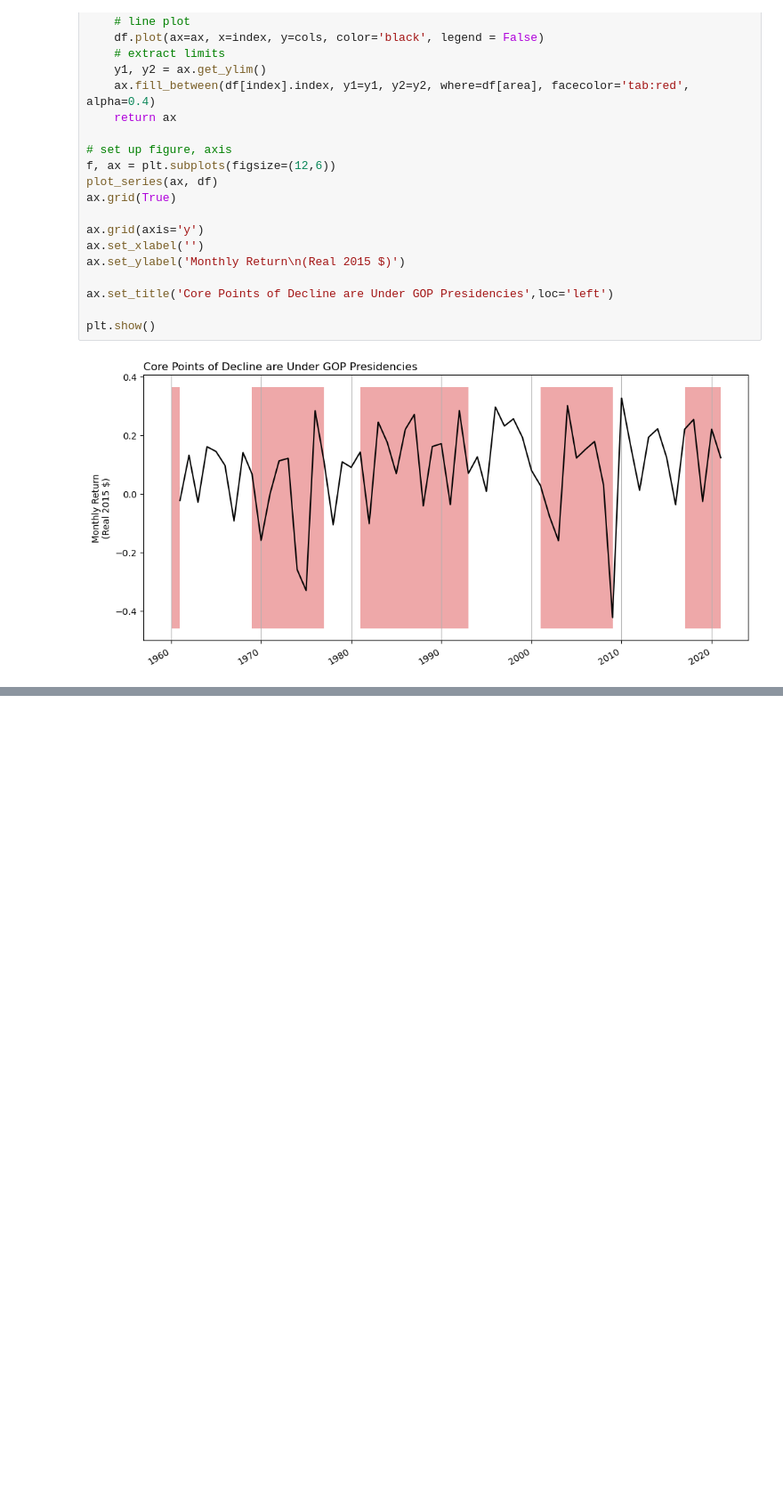
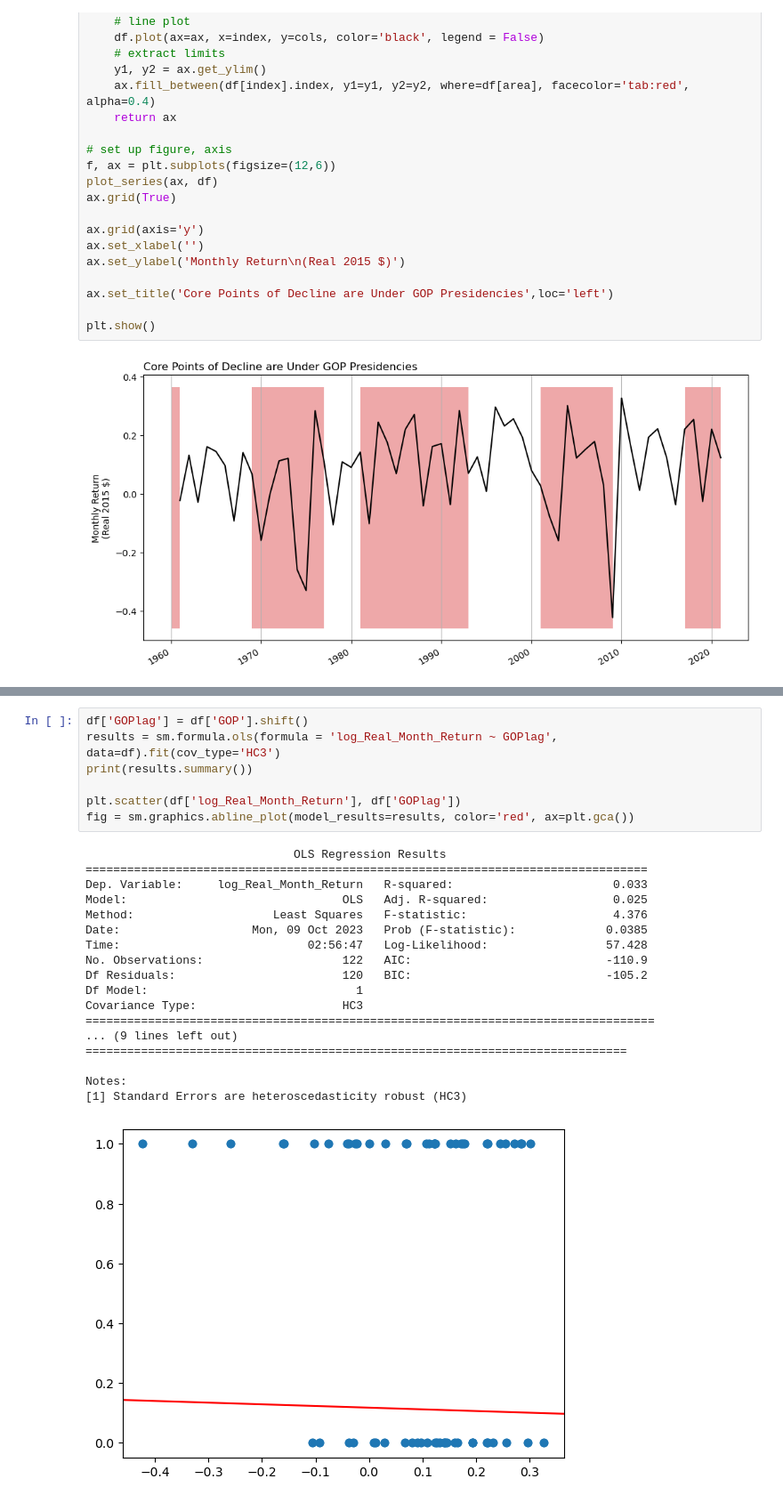
Before and after one commit to llorracc/as.180.369-2023-Fall, a Jupyter notebook: materials/code-demo/ZahnMVStockReturns.ipynb, the cells around one changed output, grey strips where cells are left out. Shown: that part at 89% size. Drawn from its saved outputs; the diff is of its cells as text; blank space fills up the shorter version.

```diff
--- a/materials/code-demo/ZahnMVStockReturns.ipynb
+++ b/materials/code-demo/ZahnMVStockReturns.ipynb
@@ -258,3 +311,29 @@ Covariance Type:                     HC3
 
 Notes:
 [1] Standard Errors are heteroscedasticity robust (HC3)
+# %%
+df['GOPlag'] = df['GOP'].shift()
+results = sm.formula.ols(formula = 'log_Real_Month_Return ~ GOPlag', data=df).fit(cov_type='HC3')
+print(results.summary())
+
+plt.scatter(df['log_Real_Month_Return'], df['GOPlag'])
+fig = sm.graphics.abline_plot(model_results=results, color='red', ax=plt.gca())
+# %% [output]
+                              OLS Regression Results
+=================================================================================
+Dep. Variable:     log_Real_Month_Return   R-squared:                       0.033
+Model:                               OLS   Adj. R-squared:                  0.025
+Method:                    Least Squares   F-statistic:                     4.376
+Date:                   Mon, 09 Oct 2023   Prob (F-statistic):             0.0385
+Time:                           02:56:47   Log-Likelihood:                 57.428
+No. Observations:                    122   AIC:                            -110.9
+Df Residuals:                        120   BIC:                            -105.2
+Df Model:                              1
+Covariance Type:                     HC3
+==================================================================================
+... (9 lines left out)
+==============================================================================
+
+Notes:
+[1] Standard Errors are heteroscedasticity robust (HC3)
+[figure, added]
```
Also changed, not shown: parts of 3 cells of this notebook.
